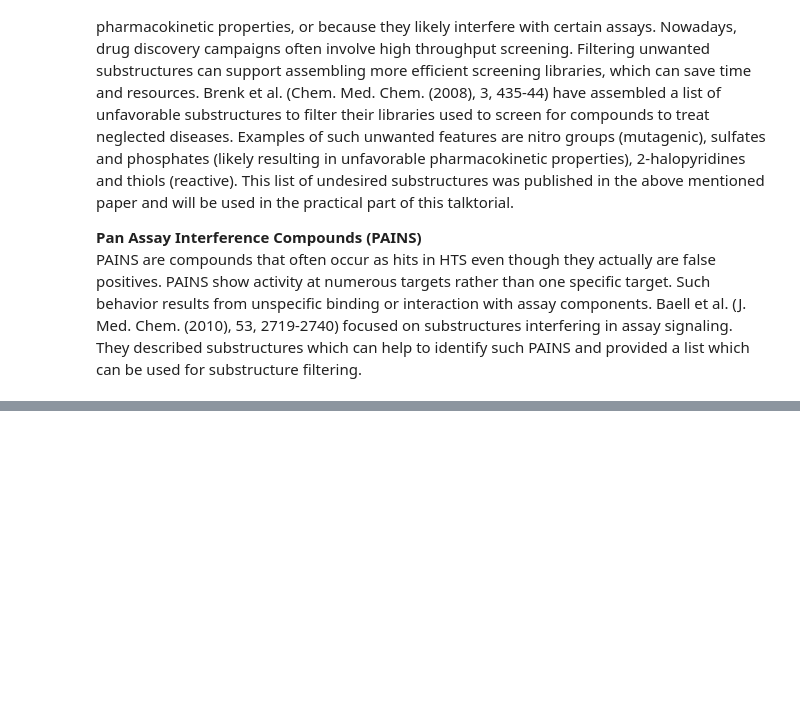
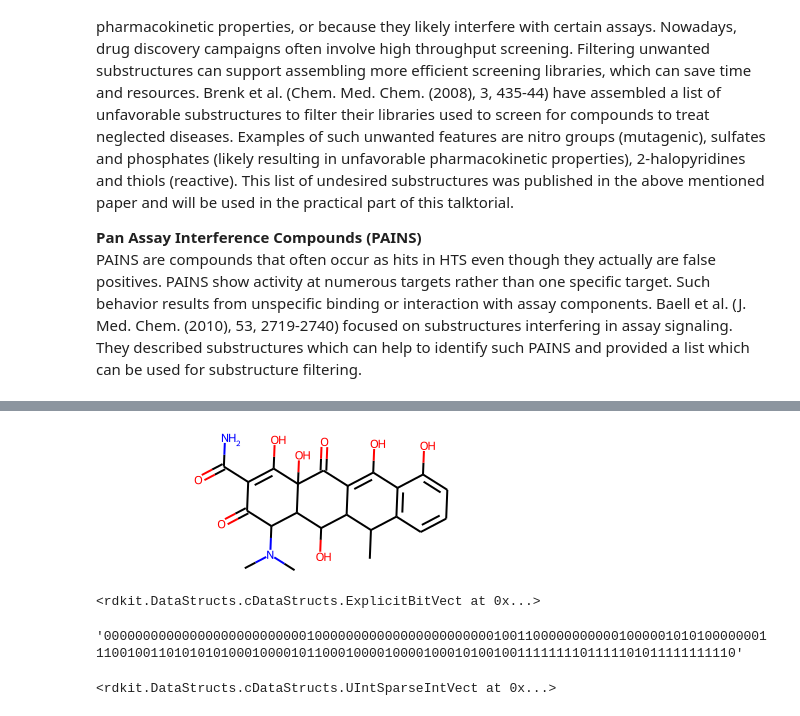
Before and after one commit to jinwoo3239/Deepchem, a Jupyter notebook: Chembl_tutorial.ipynb, the cells around one changed output, grey strips where cells are left out. Cells and saved outputs as stored; diff of their text form; code cells hidden in the pictures; blank space fills up the shorter version.

```diff
--- a/Chembl_tutorial.ipynb
+++ b/Chembl_tutorial.ipynb
@@ -222,0 +371,16 @@ PAINS are compounds that often occur as hits in HTS even though they actually ar
+# %%
+# from rdkit.Chem import MACCkeys
+
+mol = df.ROMol[0]
+mol
+# %% [output]
+[figure, added]
+# %%
+maccs_fp = MACCSkeys.GenMACCSKeys(mol)
+maccs_fp
+# %% [output]
+<rdkit.DataStructs.cDataStructs.ExplicitBitVect at 0x...>
+# %%
+maccs_fp.ToBitString()
+# %% [output]
+'00000000000000000000000000100000000000000000000000100110000000000010000010101000000011100100110101010100010000101100010000100001000101001001111111101111101011111111110'
@@ -222,0 +394,4 @@ PAINS are compounds that often occur as hits in HTS even though they actually ar
+# %%
+ morgan_fp
+# %% [output]
+<rdkit.DataStructs.cDataStructs.UIntSparseIntVect at 0x...>
```
Also changed, not shown: parts of 28 cells of this notebook.
